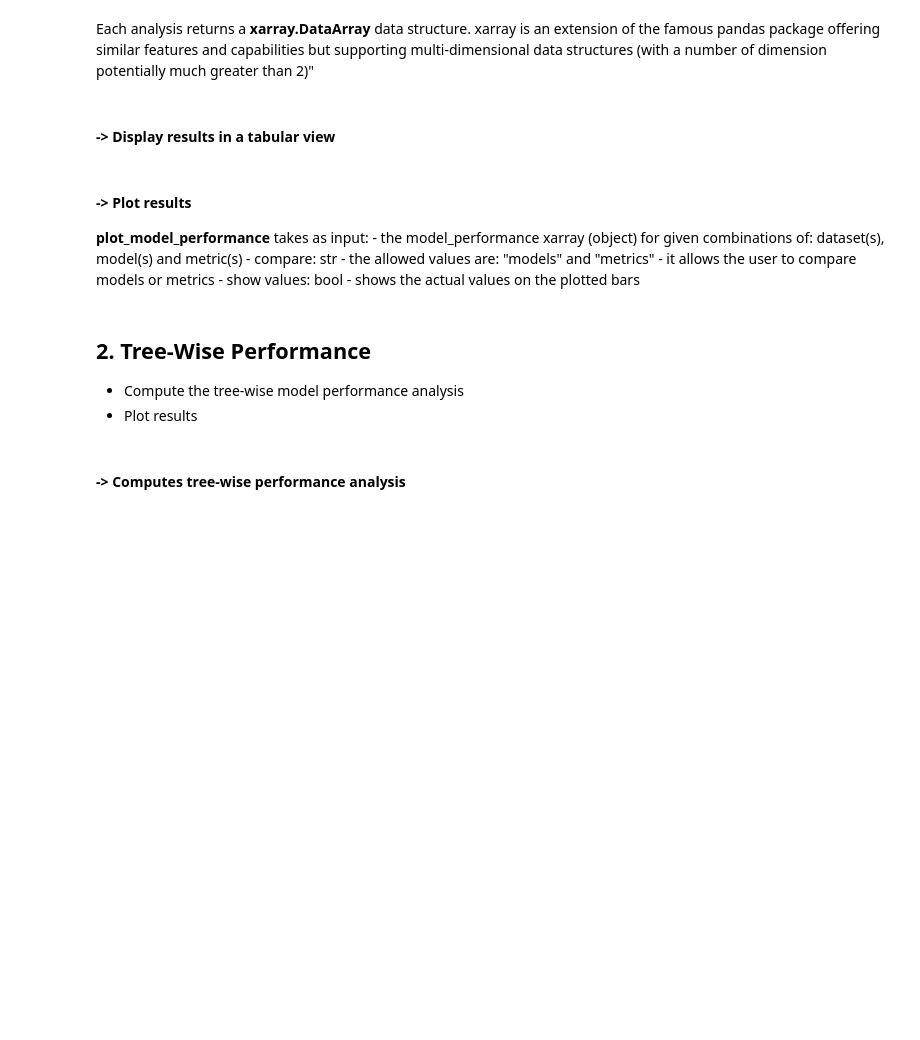
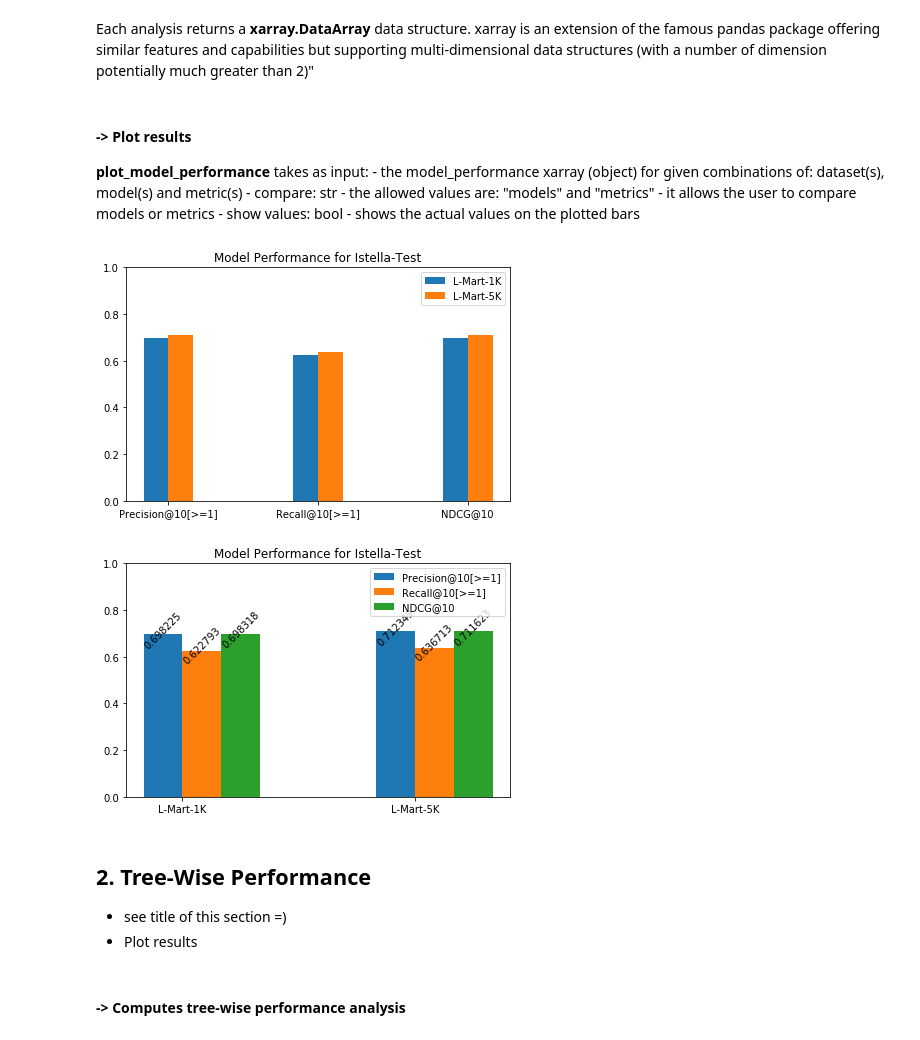
Before and after one commit to hpclab/rankeval, a Jupyter notebook: notebooks/RankEval - Effectiveness Analysis.ipynb, the cells around one changed output. Cells and saved outputs as stored; diff of their text form; code cells hidden in the pictures; blank space fills up the shorter version.

```diff
--- a/notebooks/RankEval - Effectiveness Analysis.ipynb
+++ b/notebooks/RankEval - Effectiveness Analysis.ipynb
@@ -49,3 +46,12 @@ model_file_500 = "/Users/muntean/Documents/workspace/quickranktestdata/tiscali/l
+# %%
+# Dataset files
+istella_train_file = "/home/rankeval/rankeval_data/istella-letor/dataset/full/train.txt"
+istella_test_file = "/home/rankeval/rankeval_data/istella-letor/dataset/full/test.txt"
+
+# Model files
+quickrank_istella_lmart_1Ktrees_file = "/home/rankeval/rankeval_data/istella-letor/models/lambdamart/tiscali.quickrank.LAMBDAMART.20000.32.T1000.xml"
+quickrank_istella_lmart_5Ktrees_file = "/home/rankeval/rankeval_data/istella-letor/models/lambdamart/tiscali.quickrank.LAMBDAMART.20000.32.T5000.xml"
+quickrank_istella_oblv_lmart_1Ktrees_file = "/home/rankeval/rankeval_data/istella-letor/models/oblivious-lambdamart/tiscali.quickrank.OBVLAMBDAMART.20000.5.T1000.xml"
 # %% [markdown]
 # Loading models, datasets from file
 # %%
@@ -58,11 +68,13 @@ istella_lmart_500 = RTEnsemble(model_file_500, name="LMART-500", format="QuickRa
 # %%
-#Loading Datasets
-from rankeval.core.dataset import Dataset
+# Loading Datasets
+from rankeval.dataset import Dataset
 
 #istella
-istella_test = Dataset.load(data_file_istella, name="Istella-S Test", format="svmlight")
+#uncomment below
+#istella_train = Dataset.load(istella_train_file, name="Istella-Train", format="svmlight")
+istella_test = Dataset.load(istella_test_file, name="Istella-Test", format="svmlight")
 
 #msn
-msn_train = Dataset.load(data_file_msn_train, name="MSN Train", format="svmlight")
-msn_validation = Dataset.load(data_file_msn_valid, name="MSN Valid", format="svmlight")
-msn_test = Dataset.load(data_file_msn_test, name="MSN Test", format="svmlight")
+#msn_train = Dataset.load(data_file_msn_train, name="MSN Train", format="svmlight")
+#msn_validation = Dataset.load(data_file_msn_valid, name="MSN Valid", format="svmlight")
+#msn_test = Dataset.load(data_file_msn_test, name="MSN Test", format="svmlight")
@@ -86,17 +100,19 @@ Evaluate the effectiveness of a set of models over several datasets and using a
 # %% [markdown]
 #### -> Computes the model performance analysis
 # %%
+%timeit -r 1 -n 1
 from rankeval.analysis.effectiveness import model_performance
 
 # Istella
+# check performance of this !!!!
 istella_model_perf = model_performance(datasets=[istella_test],
-                           models=[istella_lmart_500],
+                           models=[istella_lmart_1Ktrees, istella_lmart_5Ktrees],
                            metrics=[precision_10, recall_10, ndcg_10])
-print istella_model_perf
-print
+istella_model_perf.to_dataframe()
 
-# MSN5k
-msn_model_perf = model_performance(datasets=[msn_test],
-                       models=[msn_mart_50, msn_lmart_100],
-                       metrics=[precision_10, recall_10, ndcg_10])
-print msn_model_perf
+
+## MSN5k
+#msn_model_perf = model_performance(datasets=[msn_test],
+#                       models=[msn_mart_50, msn_lmart_100],
+#                       metrics=[precision_10, recall_10, ndcg_10])
+#print msn_model_perf
@@ -103,4 +128,2 @@ print msn_model_perf
 # %% [markdown]
 Each analysis returns a **xarray.DataArray** data structure. xarray is an extension of the famous pandas package offering similar features and capabilities but supporting multi-dimensional data structures (with a number of dimension potentially much greater than 2)"
-# %% [markdown]
-#### -> Display results in a tabular view
@@ -122,17 +140,20 @@ pretty_print_model_performance(msn_model_perf)
 # %%
 from rankeval.visualization.effectiveness import plot_model_performance
 
 # MSN
-plot_model_performance(msn_model_perf, compare="models",  show_values=True)
-plot_model_performance(msn_model_perf, compare="metrics", show_values=True)
+#plot_model_performance(msn_model_perf, compare="models",  show_values=True)
+#plot_model_performance(msn_model_perf, compare="metrics", show_values=True)
 
 # Istella
 plot_model_performance(istella_model_perf)
 plot_model_performance(istella_model_perf, compare="metrics", show_values=True)
+# %% [output]
+[figure, added]
+[figure, added]
 # %% [markdown]
 ##  2. Tree-Wise Performance
 
-- Compute the tree-wise model performance analysis
+- see title of this section =)
 - Plot results
 # %% [markdown]
 #### -> Computes tree-wise performance analysis
```
Also changed, not shown: parts of 11 cells of this notebook, 3 other files.
